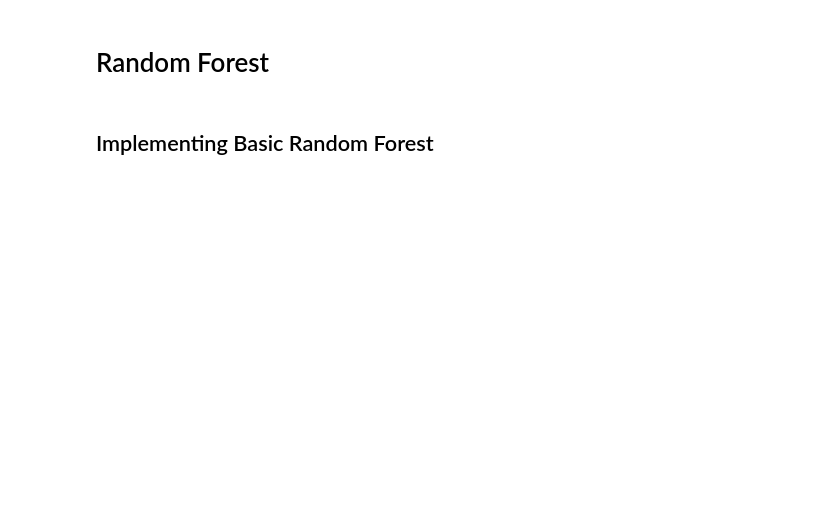
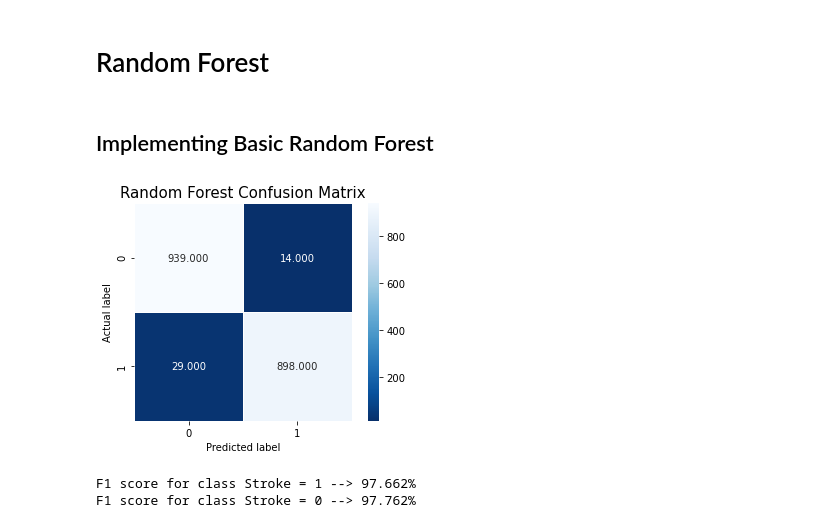
Before and after one commit to Purefekt/Predicting-Stroke-using-Various-Classification-Methods, a Jupyter notebook: [5]random_forest.ipynb, the cells around one changed output. Drawn from its saved outputs; the diff is of its cells as text; code cells hidden in the pictures; blank space fills up the shorter version.

```diff
--- a/[5]random_forest.ipynb
+++ b/[5]random_forest.ipynb
@@ -21,14 +23,41 @@ y_test = pd.read_pickle('data/y_test.pkl')
 ## Implementing Basic Random Forest
 # %%
 # model
-random_forest = RandomForestClassifier(n_estimators=100,
+random_forest = RandomForestClassifier(random_state=1,
                                        criterion='gini',
-                                       random_state=1,
                                        bootstrap=True,
-                                       max_depth=None)
+                                       max_features='auto',
+                                       n_estimators=100,
+                                       max_depth=None,
+                                       min_samples_split=2)
 
 # fit the model
 random_forest.fit(x_train, y_train)
 
 # prediction
 predictions = random_forest.predict(x_test)
+# %%
+cm = confusion_matrix(y_test, predictions)
+plt.figure()
+sns.heatmap(cm, annot=True, fmt=".3f", linewidths=.5, square = True, cmap = 'Blues_r');
+plt.ylabel('Actual label');
+plt.xlabel('Predicted label');
+plt.title('Random Forest Confusion Matrix', size = 15);
+plt.show()
+# %% [output]
+[figure, added]
+# %%
+# Performance
+f1_score_stroke_vanilla = f1_score(y_true=y_test, y_pred=predictions, pos_label=1)
+f1_score_no_stroke_vanilla = f1_score(y_true=y_test, y_pred=predictions, pos_label=0)
+
+f1_score_stroke_vanilla = round(f1_score_stroke_vanilla*100, 3)
+f1_score_no_stroke_vanilla = round(f1_score_no_stroke_vanilla*100, 3)
+
+
+
+print(f'F1 score for class Stroke = 1 --> {f1_score_stroke_vanilla}%')
+print(f'F1 score for class Stroke = 0 --> {f1_score_no_stroke_vanilla}%')
+# %% [output]
+F1 score for class Stroke = 1 --> 97.662%
+F1 score for class Stroke = 0 --> 97.762%
```
Also changed, not shown: parts of 17 cells of this notebook, 3 other files.
